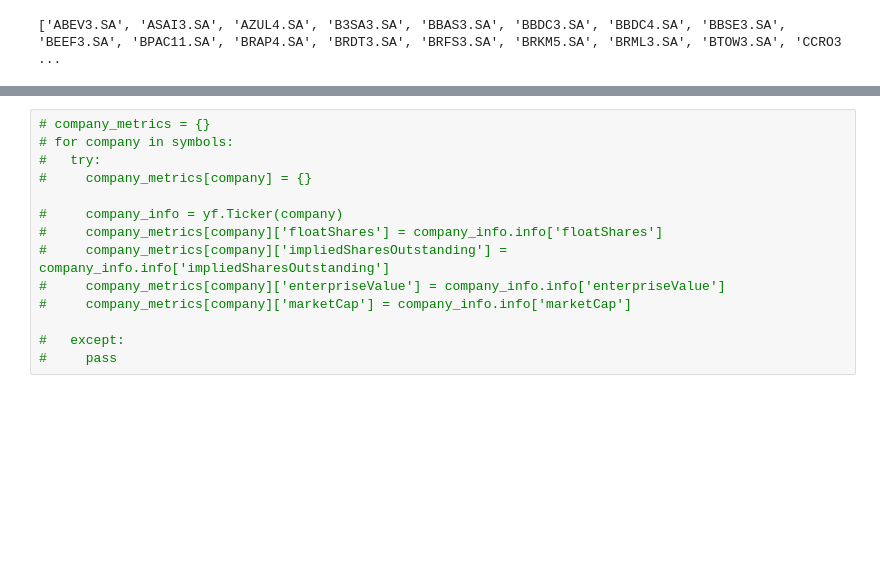
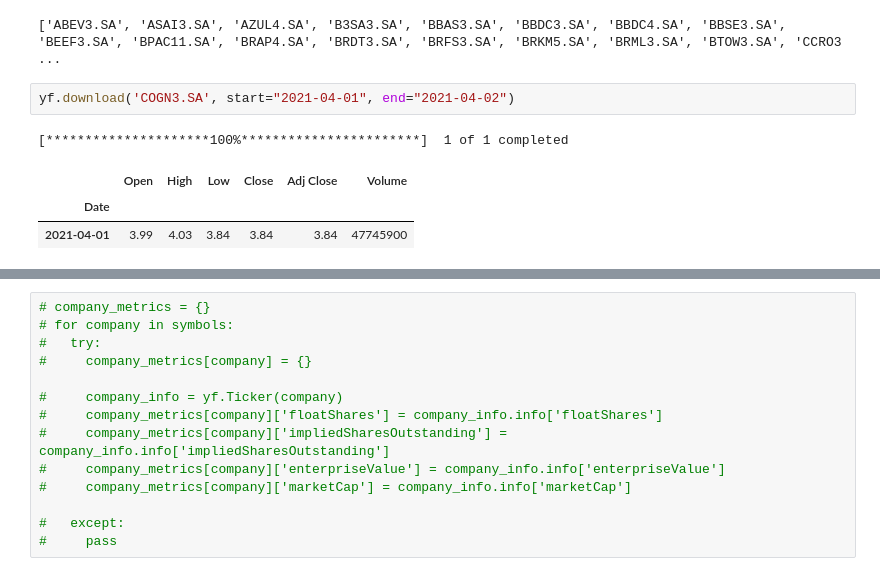
Before and after one commit to cafe-com-analytics/wb_indicator, a Jupyter notebook: notebooks/web_scrapping_bovespa.ipynb, the cells around one changed output, grey strips where cells are left out. Cells and saved outputs as stored; diff of their text form; blank space fills up the shorter version.

```diff
--- a/notebooks/web_scrapping_bovespa.ipynb
+++ b/notebooks/web_scrapping_bovespa.ipynb
@@ -34,5 +34,12 @@ symbols = df_br_stocks['Symbol_reduced'].unique().tolist()
 print(symbols)
 # %% [output]
 ['ABEV3.SA', 'ASAI3.SA', 'AZUL4.SA', 'B3SA3.SA', 'BBAS3.SA', 'BBDC3.SA', 'BBDC4.SA', 'BBSE3.SA', 'BEEF3.SA', 'BPAC11.SA', 'BRAP4.SA', 'BRDT3.SA', 'BRFS3.SA', 'BRKM5.SA', 'BRML3.SA', 'BTOW3.SA', 'CCRO3 ...
+# %%
+yf.download('COGN3.SA', start="2021-04-01", end="2021-04-02")
+# %% [output]
+[*********************100%***********************]  1 of 1 completed
+|  | Open | High | Low | Close | Adj Close | Volume |
+| Date |  |  |  |  |  |  |
+| 2021-04-01 | 3.99 | 4.03 | 3.84 | 3.84 | 3.84 | 47745900 |
 # %%
 ok = nok = 0
```
Also changed, not shown: parts of 6 cells of this notebook, 4 other files.
